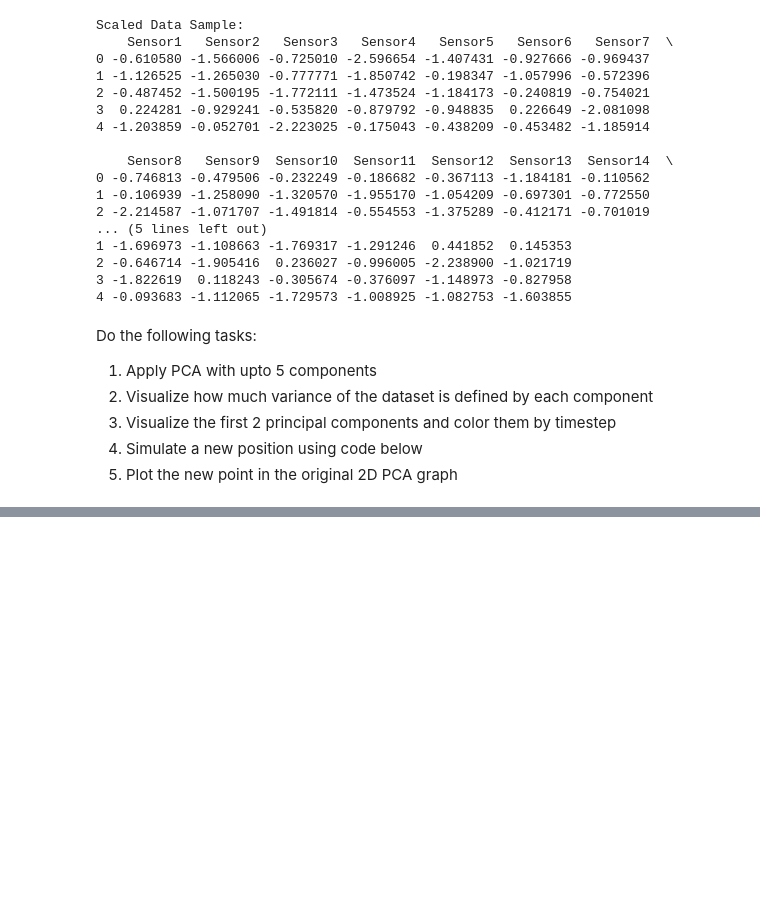
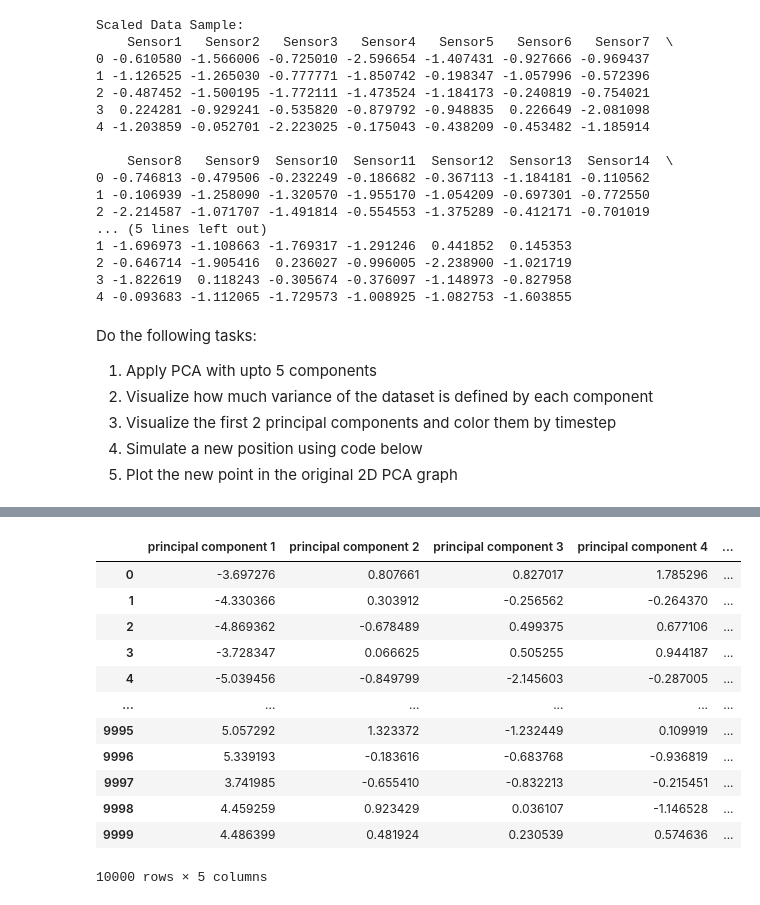
Before and after one commit to jeff0167/Data_And_Things, a Jupyter notebook: pdm_task.ipynb, the cells around one changed output, grey strips where cells are left out. Cells and saved outputs as stored; diff of their text form; code cells hidden in the pictures; blank space fills up the shorter version.

```diff
--- a/pdm_task.ipynb
+++ b/pdm_task.ipynb
@@ -92,0 +134,16 @@ TypeError: _BasePCA.transform() missing 1 required positional argument: 'X'
+# %%
+principalDf
+# %% [output]
+|  | principal component 1 | principal component 2 | principal component 3 | principal component 4 | ... |
+| 0 | -3.697276 | 0.807661 | 0.827017 | 1.785296 | ... |
+| 1 | -4.330366 | 0.303912 | -0.256562 | -0.264370 | ... |
+| 2 | -4.869362 | -0.678489 | 0.499375 | 0.677106 | ... |
+| 3 | -3.728347 | 0.066625 | 0.505255 | 0.944187 | ... |
+| 4 | -5.039456 | -0.849799 | -2.145603 | -0.287005 | ... |
+| ... | ... | ... | ... | ... | ... |
+| 9995 | 5.057292 | 1.323372 | -1.232449 | 0.109919 | ... |
+| 9996 | 5.339193 | -0.183616 | -0.683768 | -0.936819 | ... |
+| 9997 | 3.741985 | -0.655410 | -0.832213 | -0.215451 | ... |
+| 9998 | 4.459259 | 0.923429 | 0.036107 | -1.146528 | ... |
+| 9999 | 4.486399 | 0.481924 | 0.230539 | 0.574636 | ... |
+10000 rows × 5 columns
```
Also changed, not shown: parts of 14 cells of this notebook.
